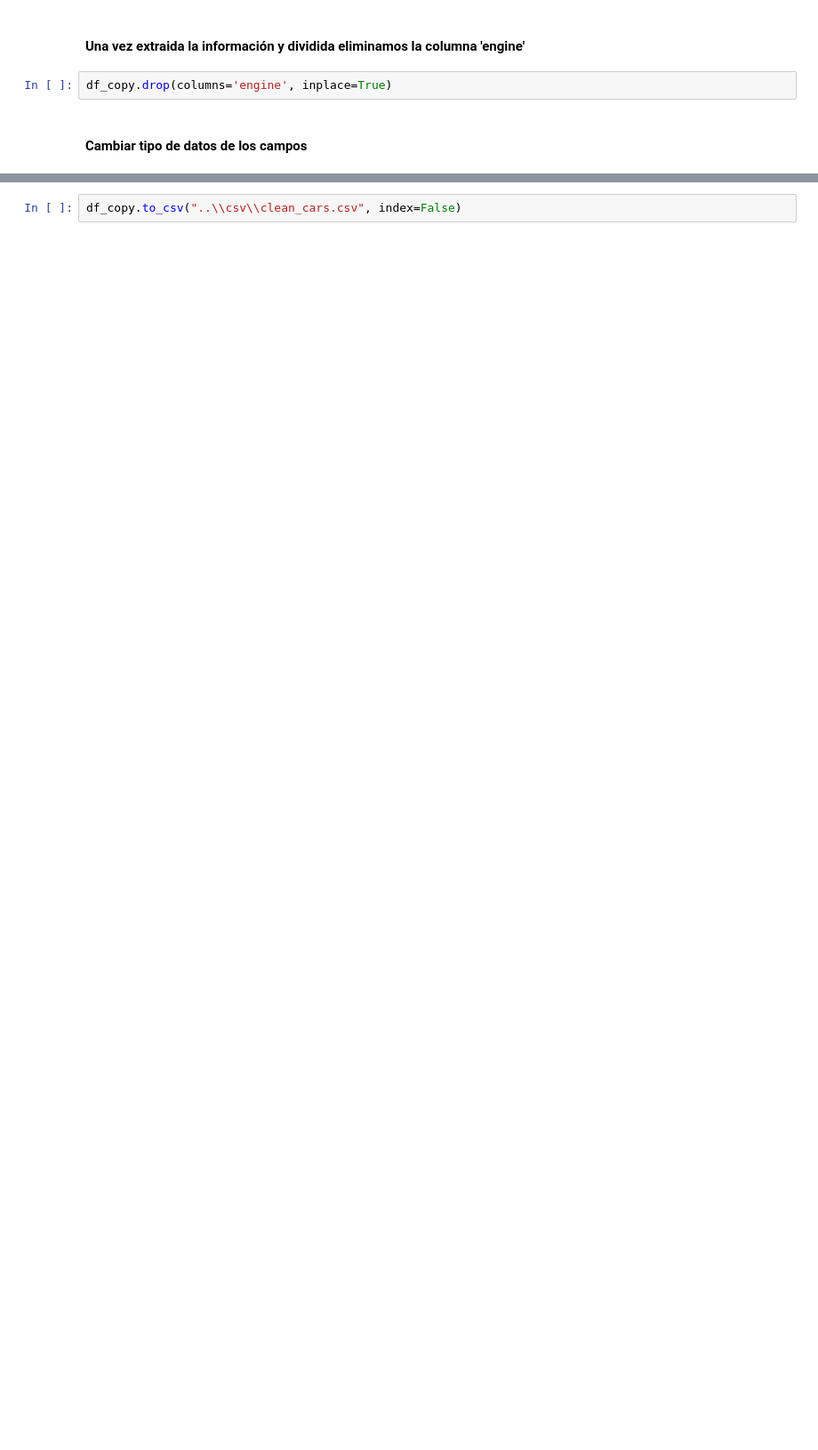
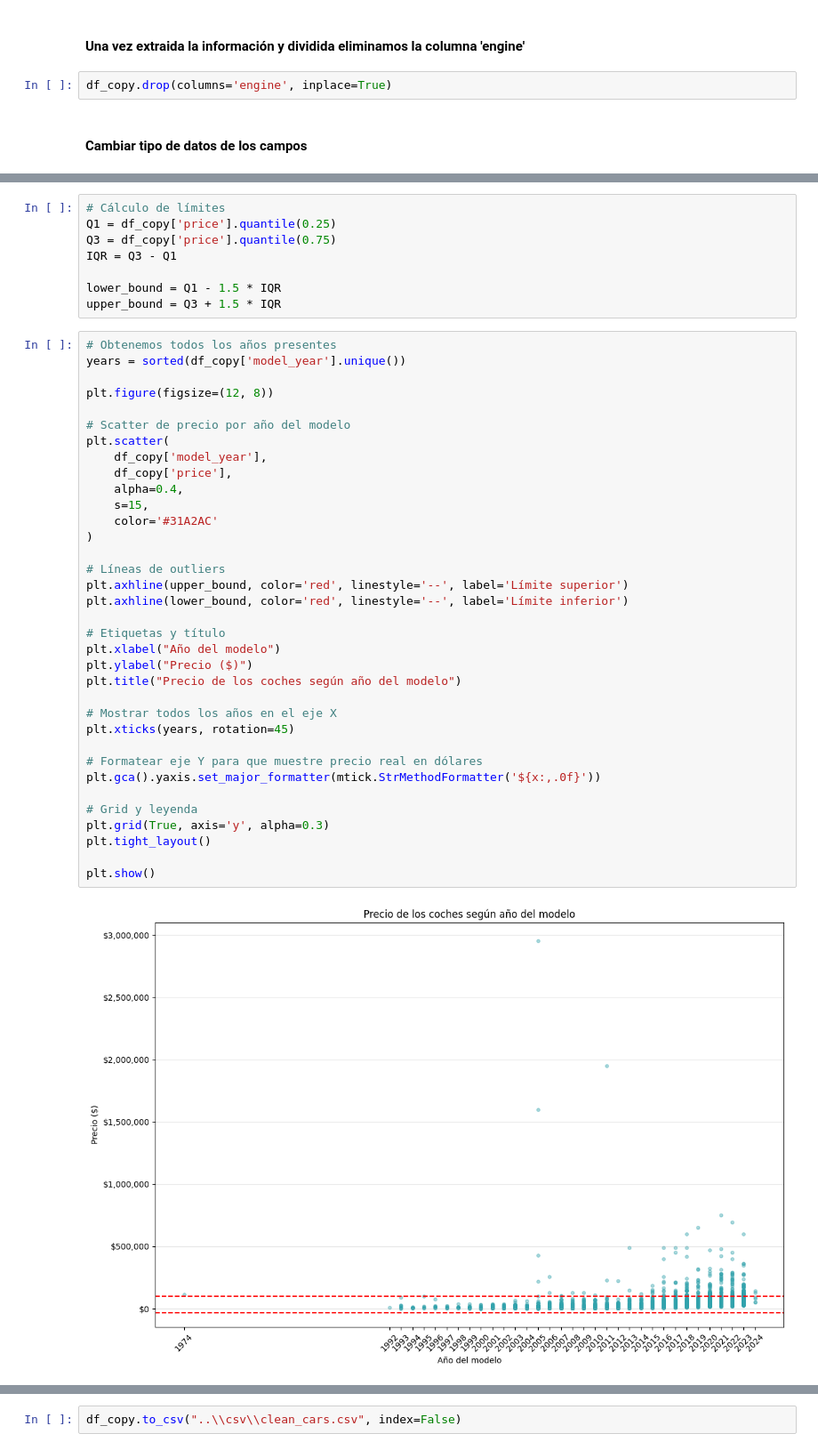
Before and after one commit to Bootcamp-Data-Analyst/P7-regression-grupo4, a Jupyter notebook: notebook/regression_project.ipynb, the cells around one changed output, grey strips where cells are left out. Shown at 89% size. Cells and saved outputs as stored; diff of their text form; blank space fills up the shorter version.

```diff
--- a/notebook/regression_project.ipynb
+++ b/notebook/regression_project.ipynb
@@ -320,0 +418,45 @@ plt.show()
+# %%
+# Cálculo de límites
+Q1 = df_copy['price'].quantile(0.25)
+Q3 = df_copy['price'].quantile(0.75)
+IQR = Q3 - Q1
+
+lower_bound = Q1 - 1.5 * IQR
+upper_bound = Q3 + 1.5 * IQR
+# %%
+# Obtenemos todos los años presentes
+years = sorted(df_copy['model_year'].unique())
+
+plt.figure(figsize=(12, 8))
+
+# Scatter de precio por año del modelo
+plt.scatter(
+    df_copy['model_year'],
+    df_copy['price'],
+    alpha=0.4,
+    s=15,
+    color='#31A2AC'
+)
+
+# Líneas de outliers
+plt.axhline(upper_bound, color='red', linestyle='--', label='Límite superior')
+plt.axhline(lower_bound, color='red', linestyle='--', label='Límite inferior')
+
+# Etiquetas y título
+plt.xlabel("Año del modelo")
+plt.ylabel("Precio ($)")
+plt.title("Precio de los coches según año del modelo")
+
+# Mostrar todos los años en el eje X
+plt.xticks(years, rotation=45)
+
+# Formatear eje Y para que muestre precio real en dólares
+plt.gca().yaxis.set_major_formatter(mtick.StrMethodFormatter('${x:,.0f}'))
+
+# Grid y leyenda
+plt.grid(True, axis='y', alpha=0.3)
+plt.tight_layout()
+
+plt.show()
+# %% [output]
+[figure, added]
```
Also changed, not shown: parts of 44 cells of this notebook, 2 other files.
